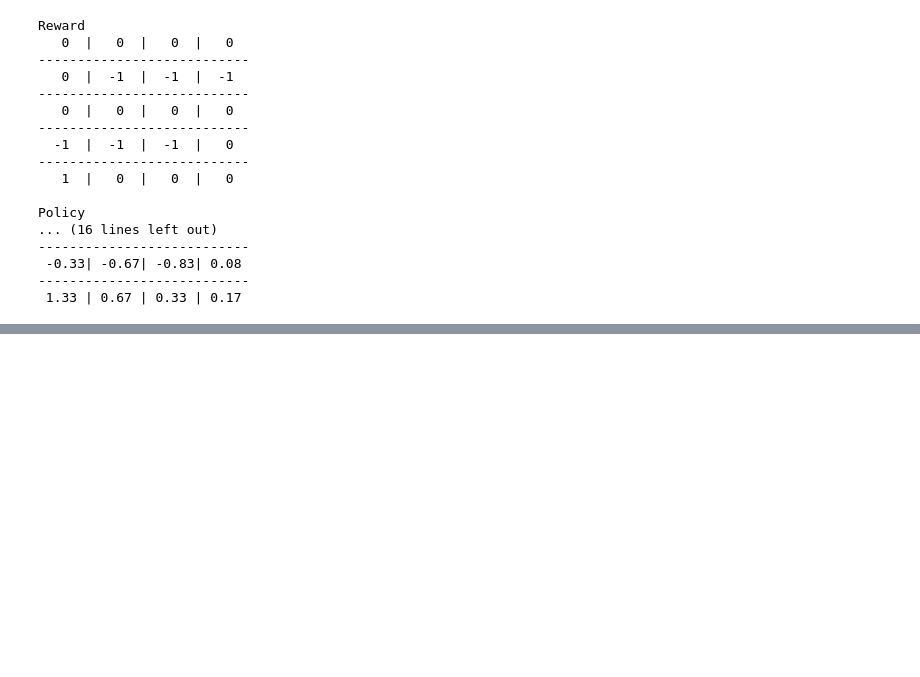
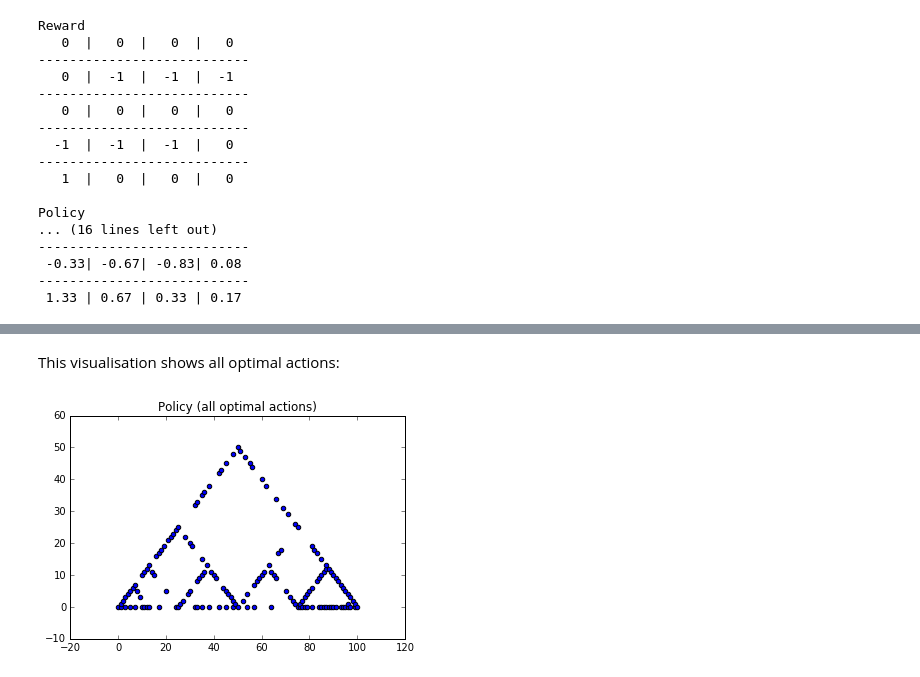
Before and after one commit to florian/reinforcement-learning, a Jupyter notebook: 4_Dynamic_Programming.ipynb, the cells around one changed output, grey strips where cells are left out. Drawn from its saved outputs; the diff is of its cells as text; code cells hidden in the pictures; blank space fills up the shorter version.

```diff
--- a/4_Dynamic_Programming.ipynb
+++ b/4_Dynamic_Programming.ipynb
@@ -304,0 +515,16 @@ Policy
+# %% [markdown]
+This visualisation shows all optimal actions:
+# %%
+x = []
+y = []
+
+for a, bs in gambling_agent.policy.items():
+    for b in bs:
+        x.append(a)
+        y.append(b)
+
+plt.scatter(x, y)
+plt.title("Policy (all optimal actions)")
+plt.show()
+# %% [output]
+[figure, added]
```
Also changed, not shown: parts of 21 cells of this notebook.
